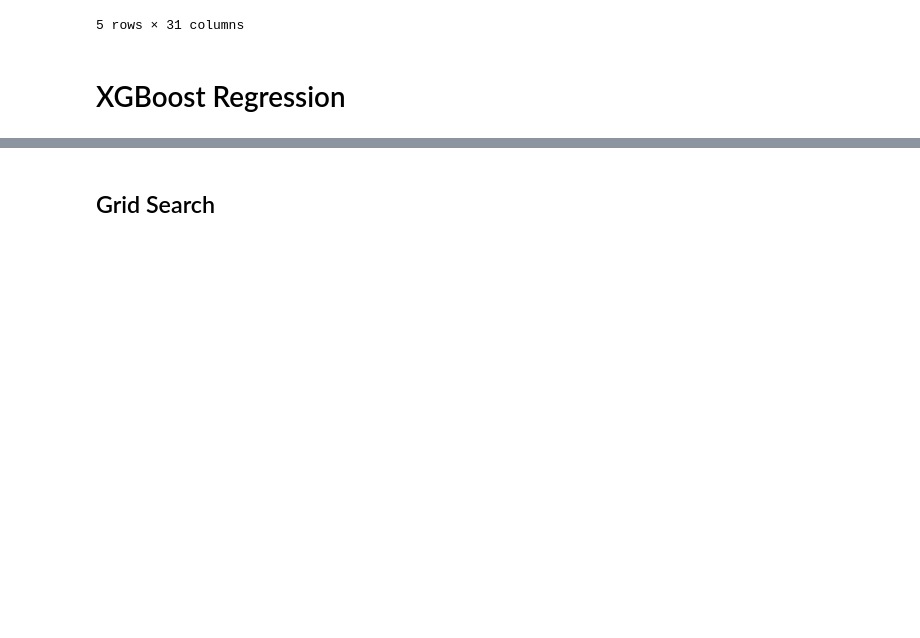
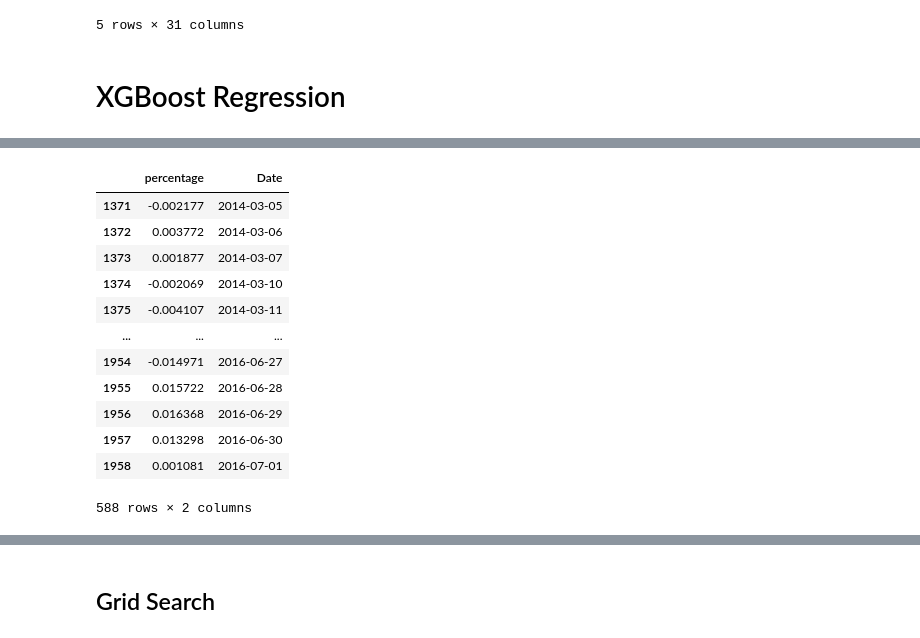
Before and after one commit to llu13701/WSP, a Jupyter notebook: day4/02_04_tree_model.ipynb, the cells around one changed output, grey strips where cells are left out. Saved outputs shown, nothing was run; the diff lists cells and outputs as text; code cells hidden in the pictures; blank space fills up the shorter version.

```diff
--- a/day4/02_04_tree_model.ipynb
+++ b/day4/02_04_tree_model.ipynb
@@ -75,0 +94,16 @@ X_train, X_test, y_train, y_test = train_test_split(X, y, test_size = 0.3, rando
+# %%
+y_test
+# %% [output]
+|  | percentage | Date |
+| 1371 | -0.002177 | 2014-03-05 |
+| 1372 | 0.003772 | 2014-03-06 |
+| 1373 | 0.001877 | 2014-03-07 |
+| 1374 | -0.002069 | 2014-03-10 |
+| 1375 | -0.004107 | 2014-03-11 |
+| ... | ... | ... |
+| 1954 | -0.014971 | 2016-06-27 |
+| 1955 | 0.015722 | 2016-06-28 |
+| 1956 | 0.016368 | 2016-06-29 |
+| 1957 | 0.013298 | 2016-06-30 |
+| 1958 | 0.001081 | 2016-07-01 |
+588 rows × 2 columns
```
Also changed, not shown: parts of 29 cells of this notebook, 20 other files.
